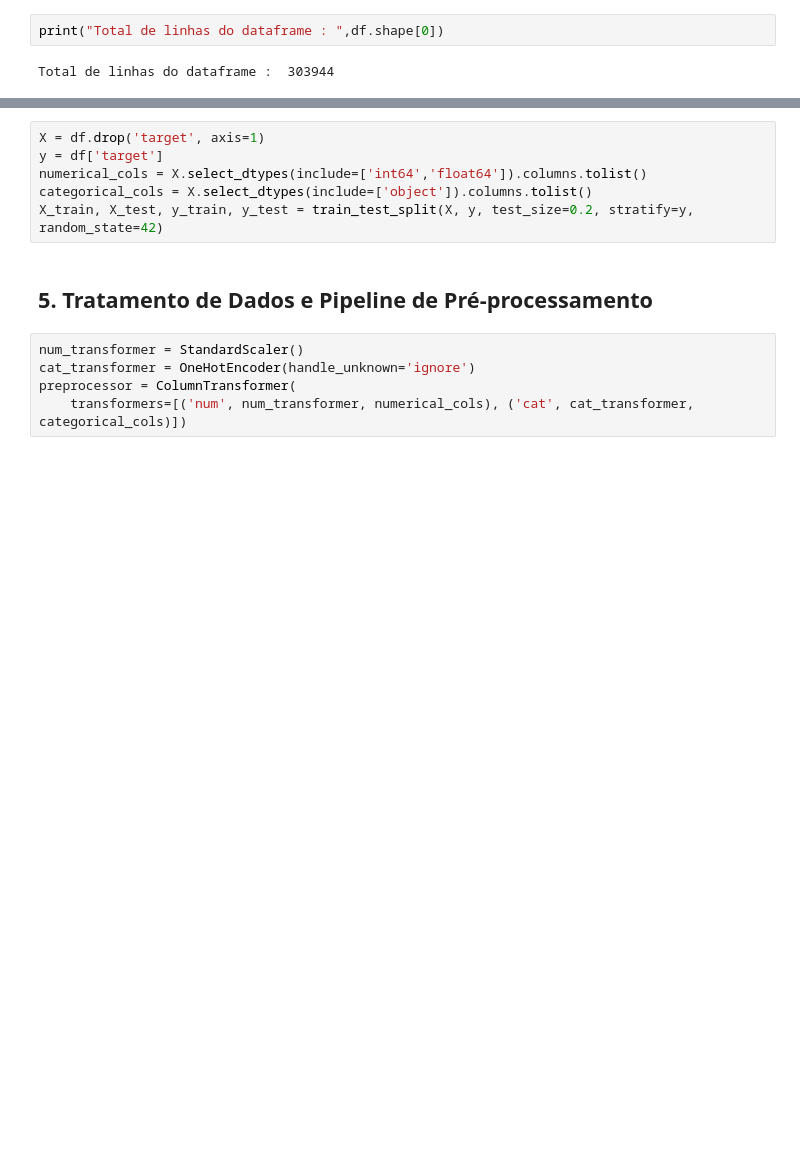
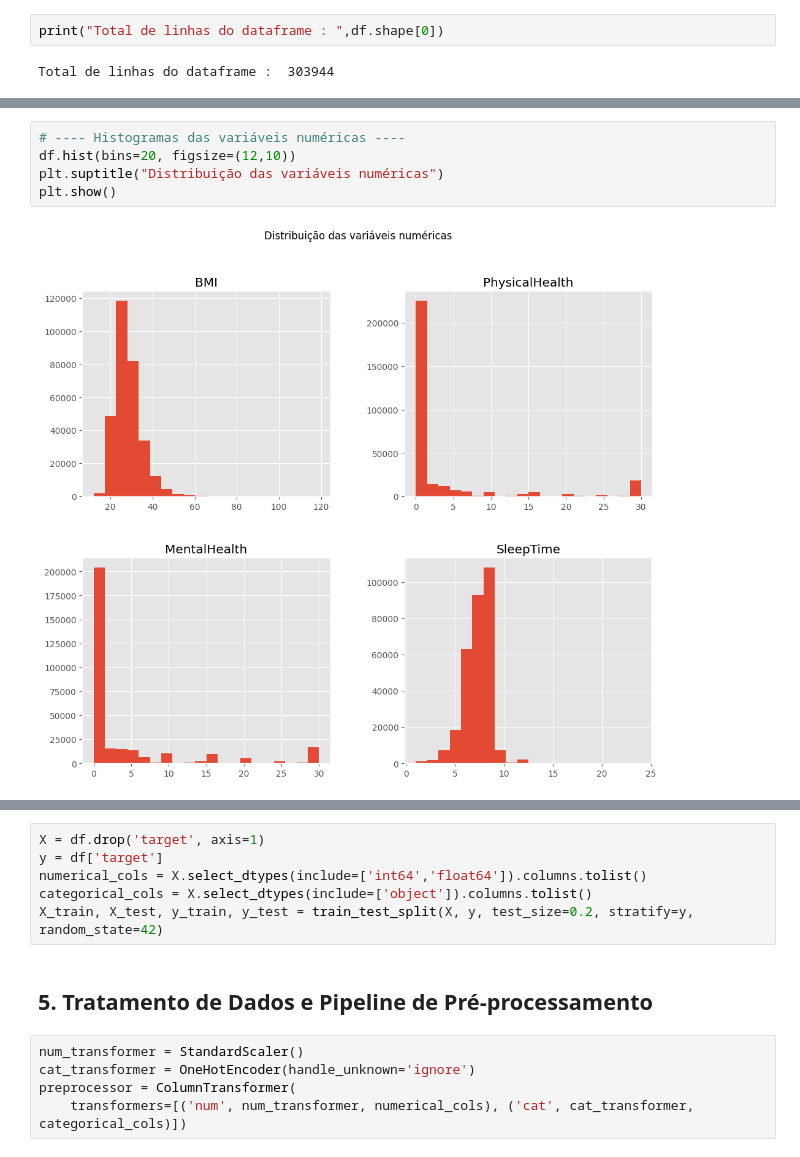
Before and after one commit to andreaafs/MVP-Machine-Learning-Analytics, a Jupyter notebook: MVP_Heart_Disease.ipynb, the cells around one changed output, grey strips where cells are left out. Drawn from its saved outputs; the diff is of its cells as text; blank space fills up the shorter version.

```diff
--- a/MVP_Heart_Disease.ipynb
+++ b/MVP_Heart_Disease.ipynb
@@ -296,0 +292,7 @@ AttributeError: module 'numba' has no attribute 'generated_jit'
+# %%
+# ---- Histogramas das variáveis numéricas ----
+df.hist(bins=20, figsize=(12,10))
+plt.suptitle("Distribuição das variáveis numéricas")
+plt.show()
+# %% [output]
+[figure, added]
```
Also changed, not shown: parts of 203 cells of this notebook.
